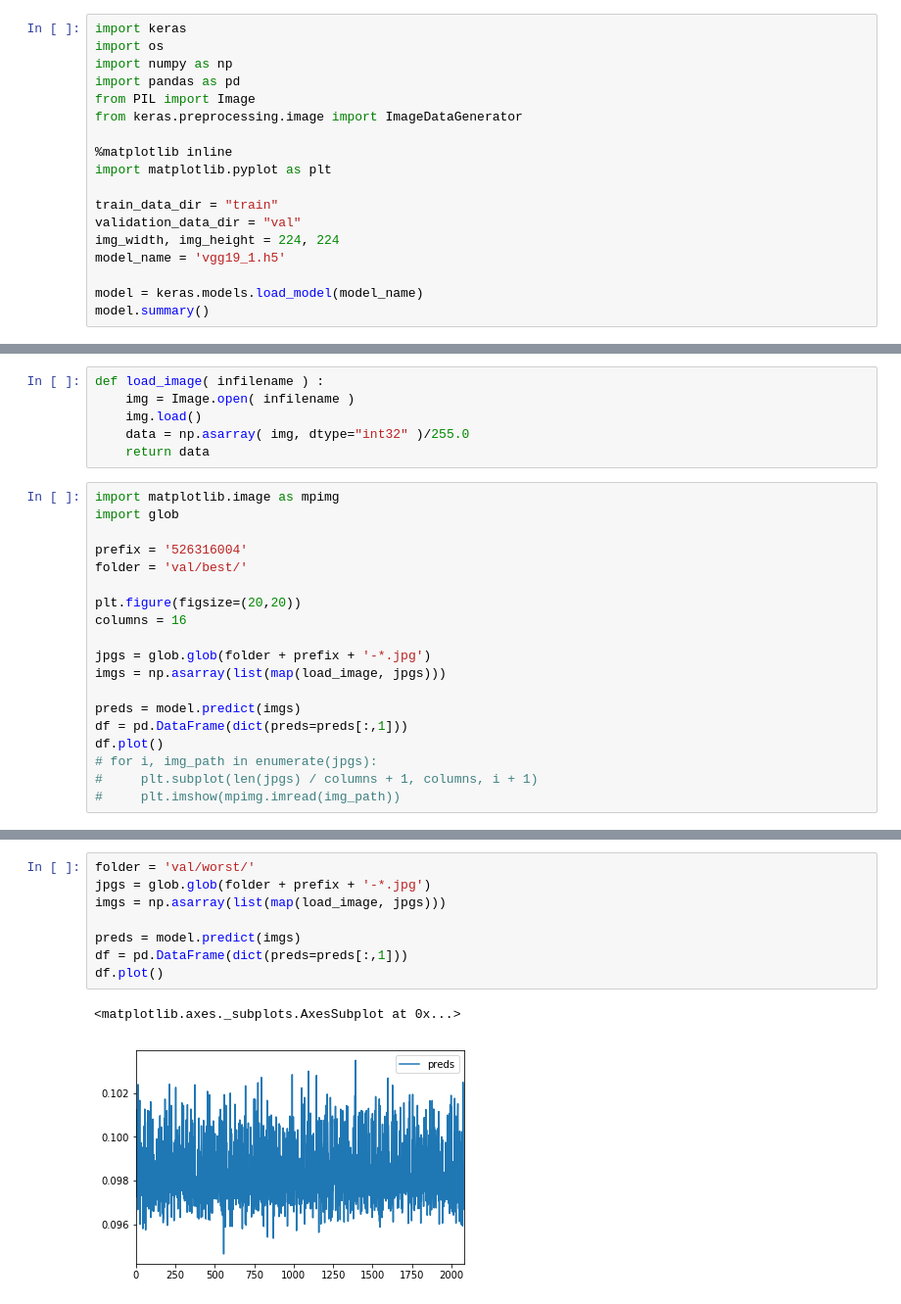
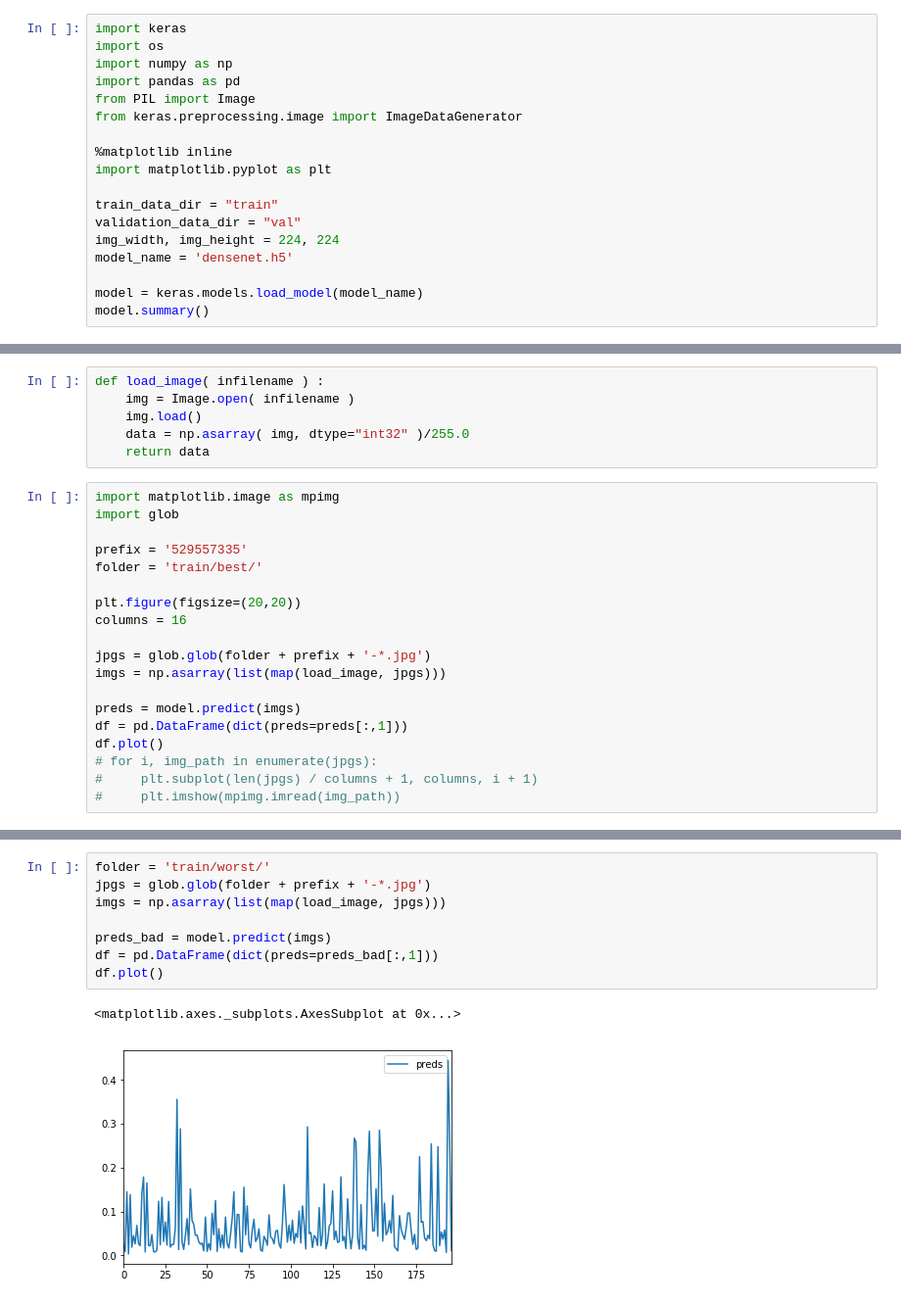
Before and after one commit to test-v1/notebooks-1, a Jupyter notebook: 3dprinting/validation.ipynb, the cells around one changed output, grey strips where cells are left out. Shown at 98% size. Drawn from its saved outputs; the diff is of its cells as text.

```diff
--- a/3dprinting/validation.ipynb
+++ b/3dprinting/validation.ipynb
@@ -12,7 +12,7 @@ import matplotlib.pyplot as plt
 train_data_dir = "train"
 validation_data_dir = "val"
 img_width, img_height = 224, 224
-model_name = 'vgg19_1.h5'
+model_name = 'densenet.h5'
 
 model = keras.models.load_model(model_name)
 model.summary()
@@ -68,8 +69,8 @@ def load_image( infilename ) :
 import matplotlib.image as mpimg
 import glob
 
-prefix = '526316004'
-folder = 'val/best/'
+prefix = '529557335'
+folder = 'train/best/'
 
 plt.figure(figsize=(20,20))
 columns = 16
@@ -90,11 +91,11 @@ df.plot()
 # %%
-folder = 'val/worst/'
+folder = 'train/worst/'
 jpgs = glob.glob(folder + prefix + '-*.jpg')
 imgs = np.asarray(list(map(load_image, jpgs)))
 
-preds = model.predict(imgs)
-df = pd.DataFrame(dict(preds=preds[:,1]))
+preds_bad = model.predict(imgs)
+df = pd.DataFrame(dict(preds=preds_bad[:,1]))
 df.plot()
 # %% [output]
 <matplotlib.axes._subplots.AxesSubplot at 0x...>
-[figure, old version]
+[figure, new version]
```
Also changed, not shown: parts of 5 cells of this notebook.
